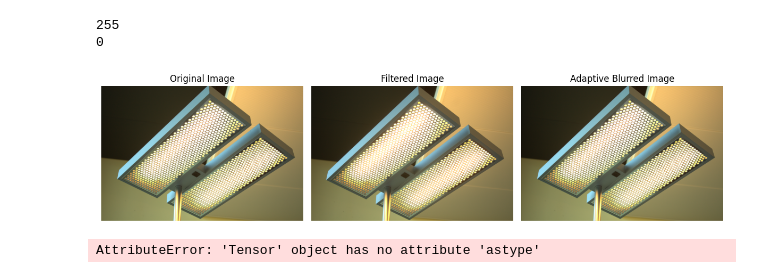
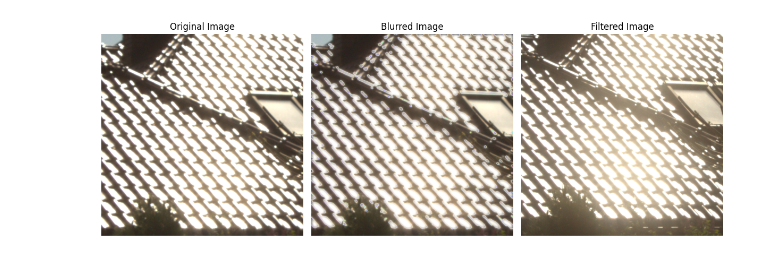
Before and after one commit to ewaMiazga/comp-photo-2025, a Jupyter notebook: gaussian_adaptive_blur.ipynb, the cells around one changed output. Saved outputs shown, nothing was run; the diff lists cells and outputs as text; code cells hidden in the pictures.

```diff
--- a/gaussian_adaptive_blur.ipynb
+++ b/gaussian_adaptive_blur.ipynb
@@ -26,7 +27,4 @@ print(image_diff.shape)
 # %%
-device = torch.device("cuda" if torch.cuda.is_available() else "cpu")
-print(device)
-
 import torch
 import torch.nn.functional as F
 
@@ -81,11 +79,18 @@ def adaptive_gaussian_conv2d(img, k_size=3):
     """
     img = torch.tensor(img, dtype=torch.float32).permute(2, 0, 1).unsqueeze(0).to(device)
     B, C, H, W = img.shape
-    sigma = F.relu(img) + 1e-6  # Add epsilon to avoid division by zero
+
+    #img[img>200] = img[img>200]*1.1
+    #sigma = torch.where(img>200, 1, 10)
+
+    img[img>250] = img[img>250]*1.1
+    sigma = torch.where(img>250, 10, 0.001)
+
 
     # Generate Gaussian kernels
     kernels = gaussian_kernel(sigma, k_size).to(img.device)  # (B, C, H, W, k, k)
     print(kernels.shape)
+    print(kernels[0, 0, 0, 0])
 
     # Unfold input image into patches
     pad = k_size // 2
@@ -103,3 +108,7 @@ cpu
 # %%
-blurred_image = adaptive_gaussian_conv2d(image_org, k_size=5)
+torch.cuda.empty_cache()
+blurred_image = adaptive_gaussian_conv2d(image_org[1200:2100, 1500:2400], k_size=29)[0].permute(1,2,0).cpu().numpy()
+blurred_image = blurred_image / 255.0
+print(blurred_image.min(), blurred_image.max())
+#torch.cuda.empty_cache()
 # %% [output]
@@ -108,47 +132,24 @@ torch.Size([1, 3, 2856, 4290, 5, 5])
 # %%
-blurred_image = blurred_image[0].permute(1,2,0).cpu().numpy()
-blurred_image = blurred_image.astype(np.uint8)
-
-print(blurred_image.max())
-print(blurred_image.min())
-
-
 plt.figure(figsize=(12, 6))
 
 plt.subplot(1, 3, 1)
-plt.imshow(image_org)
+plt.imshow(image_org[1200:2100, 1500:2400])
 plt.title("Original Image")
 plt.axis("off")
 
+
 plt.subplot(1, 3, 2)
-plt.imshow(image_diff)
+plt.imshow(np.clip(blurred_image, 0, 1))
+plt.title("Blurred Image")
+plt.axis("off")
+
+plt.subplot(1, 3, 3)
+plt.imshow(image_diff[1200:2100, 1500:2400])
 plt.title("Filtered Image")
 plt.axis("off")
 
-plt.subplot(1, 3, 3)
-plt.imshow(blurred_image)
-plt.title("Adaptive Blurred Image")
-plt.axis("off")
 
 plt.tight_layout()
 plt.show()
 # %% [output]
-255
-0
-[figure, old version]
+[figure, new version]
-# %%
-difference = np.abs(blurred_image.astype(float) - image_diff.astype(float))
-
-plt.figure(figsize=(12, 5))
-if difference.ndim == 3:  # If the image is mistakenly in RGB, convert to grayscale
-    # Convert to float32 or uint8 before using cv2.cvtColor
-    difference = difference.astype(np.float32)  # Or use .astype(np.uint8) if values are in [0, 255]
-    diff_image = cv2.cvtColor(difference, cv2.COLOR_BGR2GRAY)
-else:
-    diff_image = difference  # Already grayscale
-
-sns.heatmap(diff_image, cmap='coolwarm', cbar=True)
-plt.title("Diff Heatmap")
-plt.axis("off")
-# %% [output]
-AttributeError: 'Tensor' object has no attribute 'astype'
```
Also changed, not shown: parts of 6 cells of this notebook.
